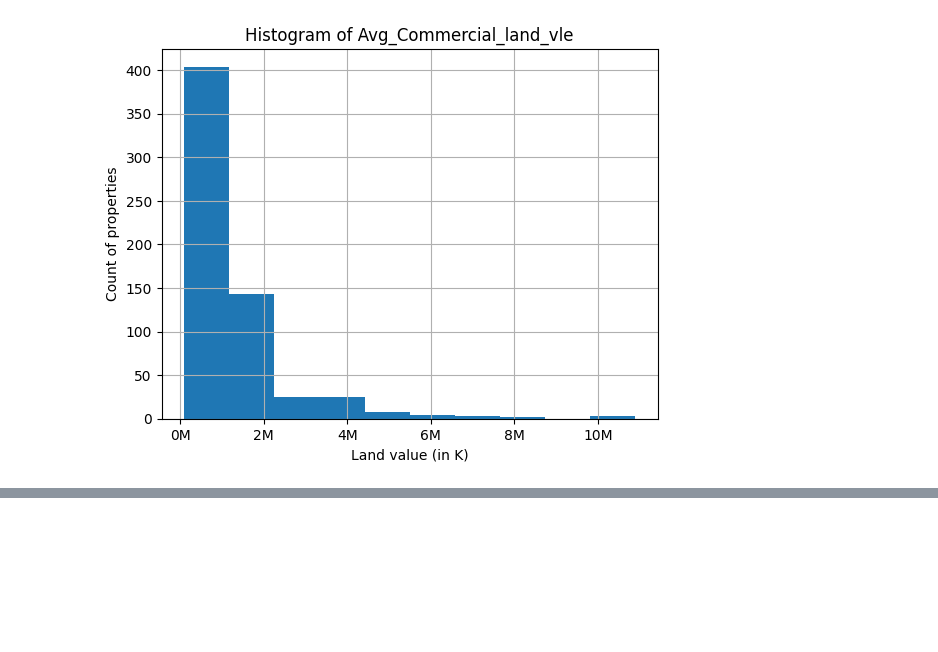
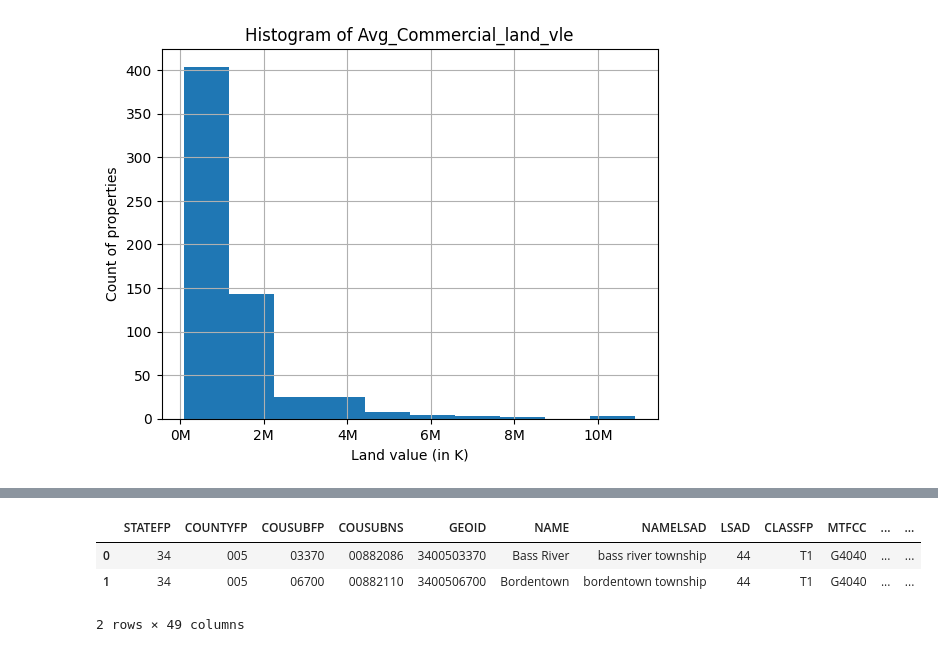
Before and after one commit to NihilKottal001/GIS, a Jupyter notebook: PS2.ipynb, the cells around one changed output, grey strips where cells are left out. Saved outputs shown, nothing was run; the diff lists cells and outputs as text; code cells hidden in the pictures; blank space fills up the shorter version.

```diff
--- a/PS2.ipynb
+++ b/PS2.ipynb
@@ -652,3 +678,6 @@ Text(0.5, 1.0, 'Histogram of Avg_Commercial_land_vle')
 # %% [output]
 [interactive output not drawn]
 [interactive output not drawn]
+# %%
+merged_data2.head(2)
+# %% [output]
@@ -654,0 +685,4 @@ Text(0.5, 1.0, 'Histogram of Avg_Commercial_land_vle')
+|  | STATEFP | COUNTYFP | COUSUBFP | COUSUBNS | GEOID | NAME | NAMELSAD | LSAD | CLASSFP | MTFCC | ... | ... |
+| 0 | 34 | 005 | 03370 | 00882086 | 3400503370 | Bass River | bass river township | 44 | T1 | G4040 | ... | ... |
+| 1 | 34 | 005 | 06700 | 00882110 | 3400506700 | Bordentown | bordentown township | 44 | T1 | G4040 | ... | ... |
+2 rows × 49 columns
```
Also changed, not shown: parts of 6 cells of this notebook.
